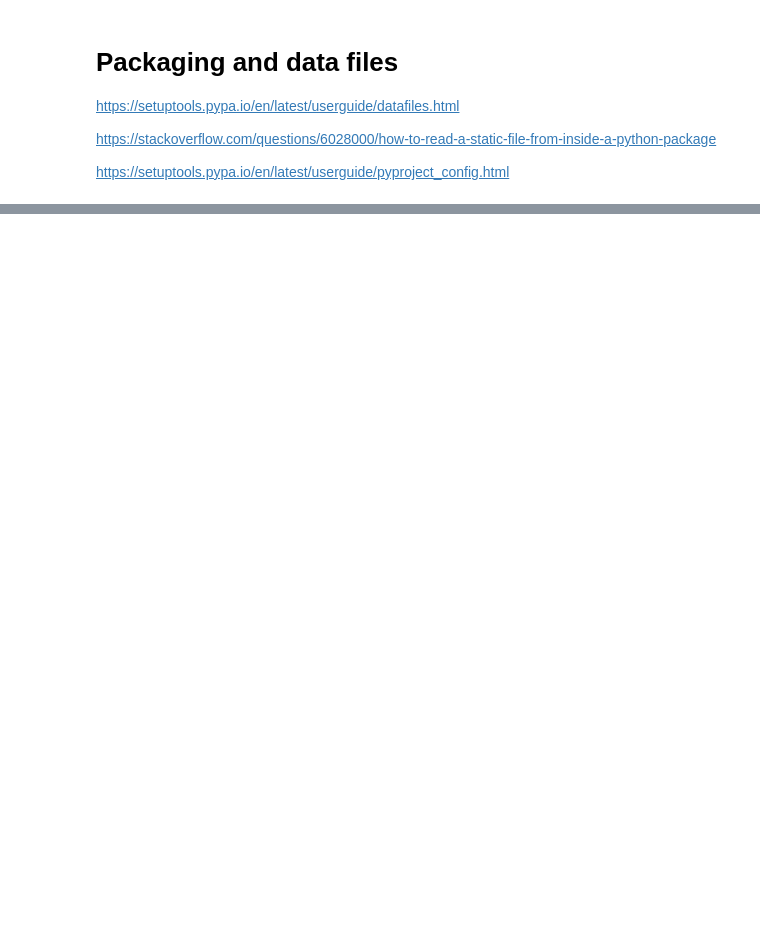
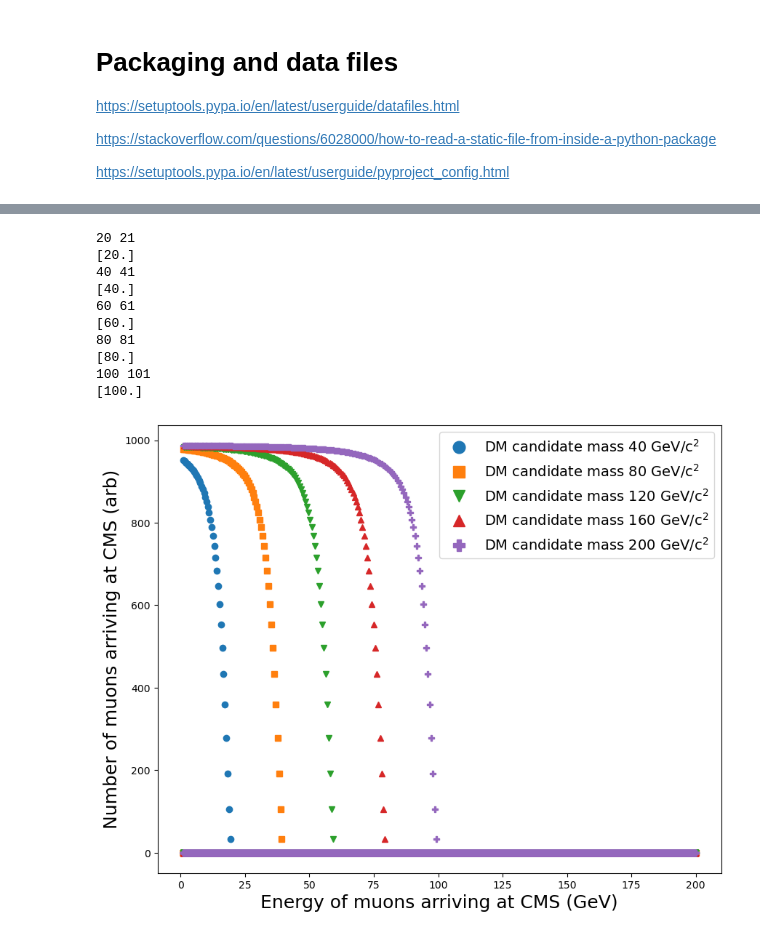
Before and after one commit to mattbellis/earthshine, a Jupyter notebook: spectra_for_different_DM_masses.ipynb, the cells around one changed output, grey strips where cells are left out. Drawn from its saved outputs; the diff is of its cells as text; code cells hidden in the pictures; blank space fills up the shorter version.

```diff
--- a/spectra_for_different_DM_masses.ipynb
+++ b/spectra_for_different_DM_masses.ipynb
@@ -207,6 +338,7 @@ markerstyles = ['o', 's', 'v', '^', 'P', 'D']
 # Loop over different energies
 
 for icount,elo in enumerate(range(20, 120, 20)):
+#for icount,elo in enumerate(range(100, 120, 20)):
 
     #elo = 100
     #ehi = 101
@@ -262,34 +394,46 @@ for icount,elo in enumerate(range(20, 120, 20)):
 
         #print(N_at_CMS_from_this_distance)
         N_at_CMS += N_at_CMS_from_this_distance
 
         # For debugging
         #if distance%20==0:
         #    plt.plot(final_energies,N_at_CMS_from_this_distance,label=f'distance={distance} m')
         #if distance%10==0:
         #   plt.plot(final_energies,N_at_CMS_from_this_distance,label=f'distance={distance} m')
     #plt.xscale('log')
     #plt.xlabel("energy",fontsize=14)
     #plt.ylabel("number",fontsize=14)
     ##plt.title("energy vs number at CMS (per second)")
     ##plt.savefig("energy_vs_number_per_second")
     ###plt.yscale('log')
     #plt.legend()
 
 
 
     # Now do for CMS
     #plt.figure()
     #plt.plot(energy, N)
 
-    plt.plot(final_energies, N_at_CMS,markerstyles[icount],label=fr'DM candidate mass {elo} GeV/c$^2$')
+    plt.plot(final_energies, N_at_CMS,markerstyles[icount],label=fr'DM candidate mass {2*elo} GeV/c$^2$')
 #plt.xscale('log')
 #plt.yscale('log')
 plt.xlabel('Energy of muons arriving at CMS (GeV)',fontsize=18)
 plt.ylabel('Number of muons arriving at CMS (arb)',fontsize=18)
 
 plt.legend(fontsize=14, markerscale=2)
 plt.savefig('muon_spectra_earthshine.png')
+# %% [output]
+20 21
+[20.]
+40 41
+[40.]
+60 61
+[60.]
+80 81
+[80.]
+100 101
+[100.]
+[figure, added]
 # %%
 plt.figure()
 #plt.plot(energy, N)
```
Also changed, not shown: parts of 9 cells of this notebook, 4 other files.
